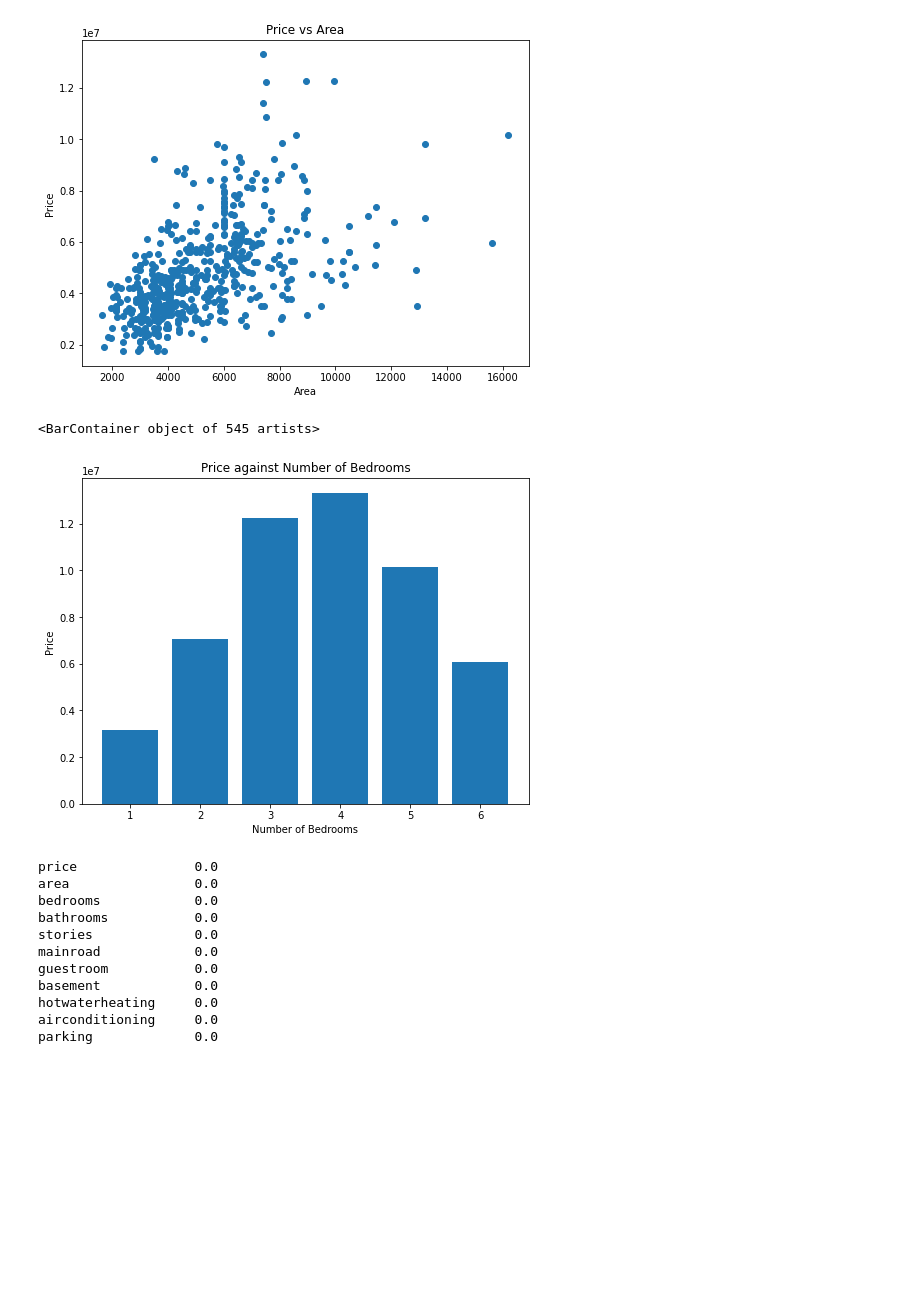
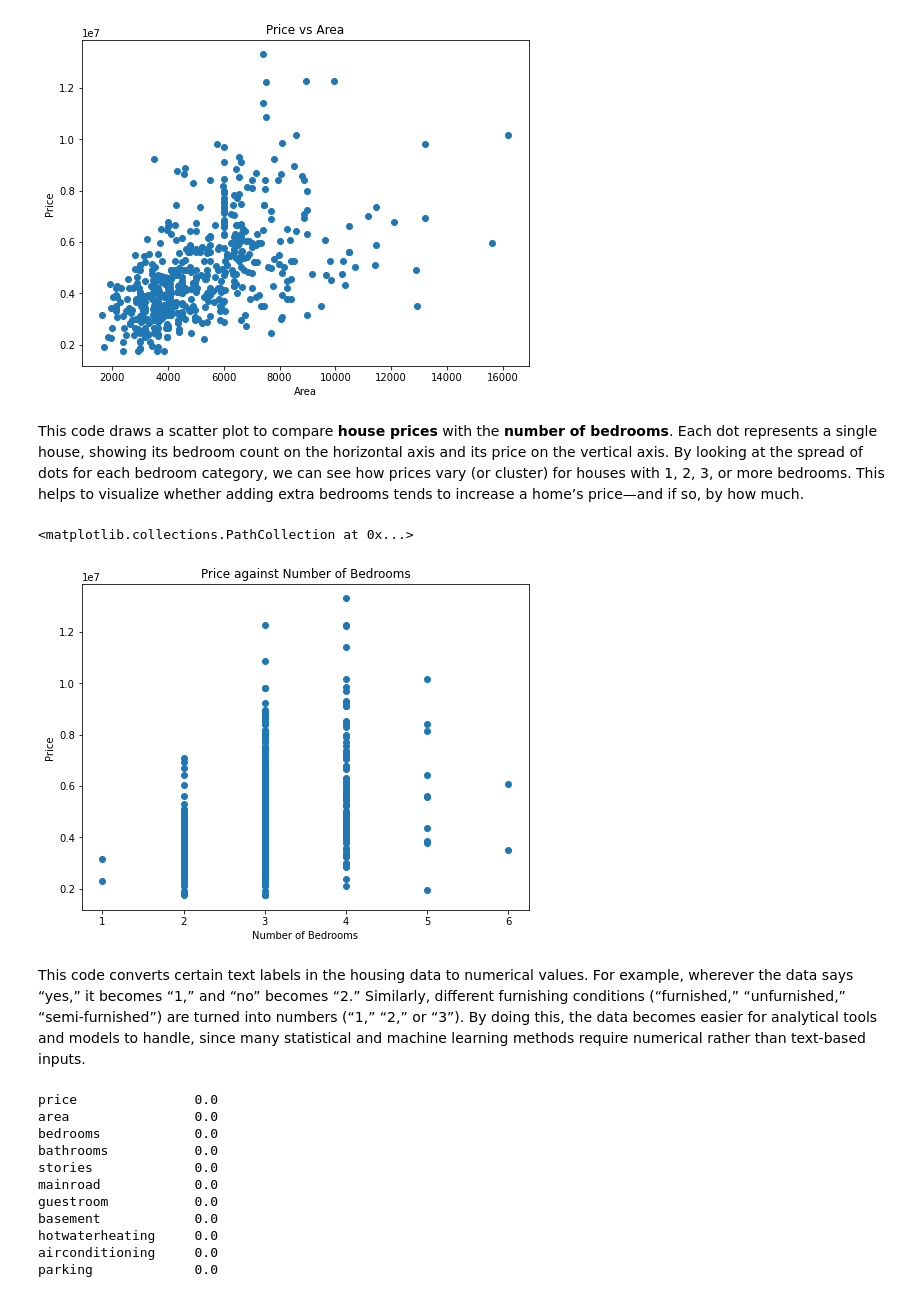
Before and after one commit to jshah0000/Professional-Work, a Jupyter notebook: Housing Analysis.ipynb, the cells around one changed output. Drawn from its saved outputs; the diff is of its cells as text; code cells hidden in the pictures; blank space fills up the shorter version.

```diff
--- a/Housing Analysis.ipynb
+++ b/Housing Analysis.ipynb
@@ -117,19 +124,25 @@ plt.scatter(x, y)
 plt.show()
 # %% [output]
 [figure]
+# %% [markdown]
+
+This code draws a scatter plot to compare **house prices** with the **number of bedrooms**. Each dot represents a single house, showing its bedroom count on the horizontal axis and its price on the vertical axis. By looking at the spread of dots for each bedroom category, we can see how prices vary (or cluster) for houses with 1, 2, 3, or more bedrooms. This helps to visualize whether adding extra bedrooms tends to increase a home’s price—and if so, by how much.
 # %%
 plt.figure(figsize=(8, 6))
 x = housing_data['bedrooms']
 y = housing_data['price']
 
 plt.title('Price against Number of Bedrooms')
 plt.xlabel('Number of Bedrooms')
 plt.ylabel('Price')
 
-plt.bar(x,y)
+plt.scatter(x,y)
 # %% [output]
-<BarContainer object of 545 artists>
+<matplotlib.collections.PathCollection at 0x...>
-[figure, old version]
+[figure, new version]
+# %% [markdown]
+
+This code converts certain text labels in the housing data to numerical values. For example, wherever the data says “yes,” it becomes “1,” and “no” becomes “2.” Similarly, different furnishing conditions (“furnished,” “unfurnished,” “semi-furnished”) are turned into numbers (“1,” “2,” or “3”). By doing this, the data becomes easier for analytical tools and models to handle, since many statistical and machine learning methods require numerical rather than text-based inputs.
 # %%
 # yes = 1, no = 2
 #furnished = 1, unfurnished = 2, semi-furnished = 3
```
Also changed, not shown: parts of 14 cells of this notebook.
